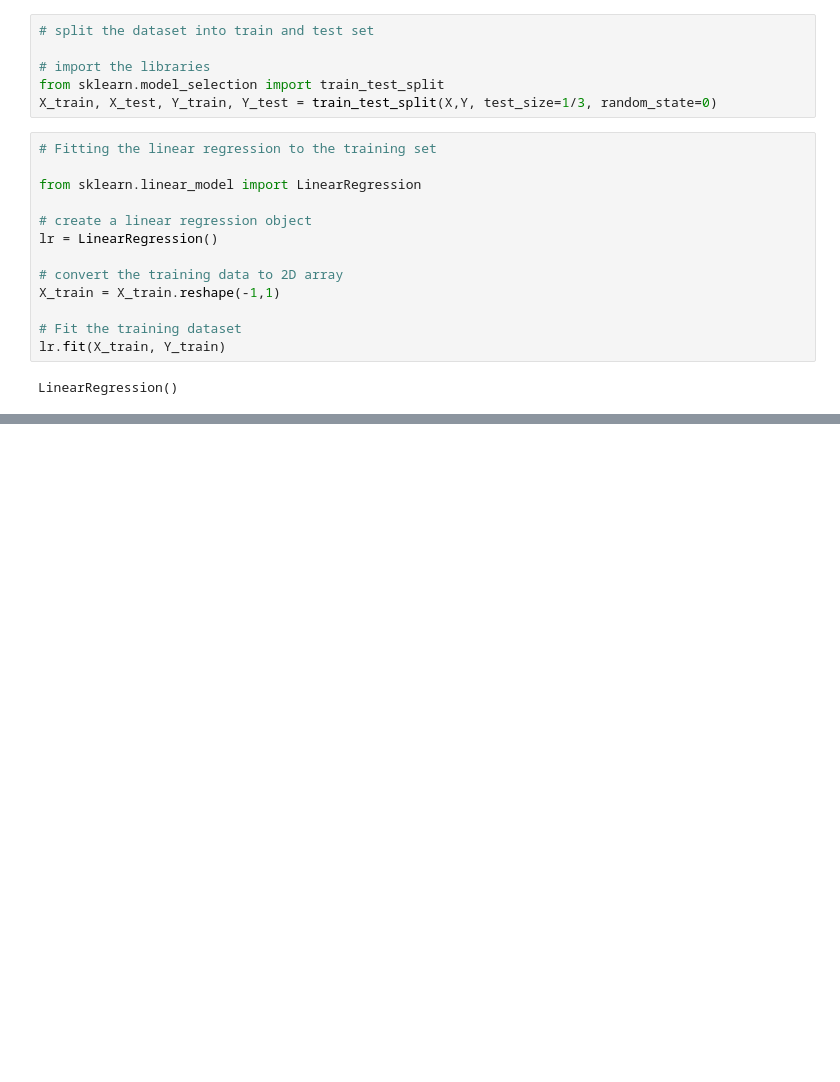
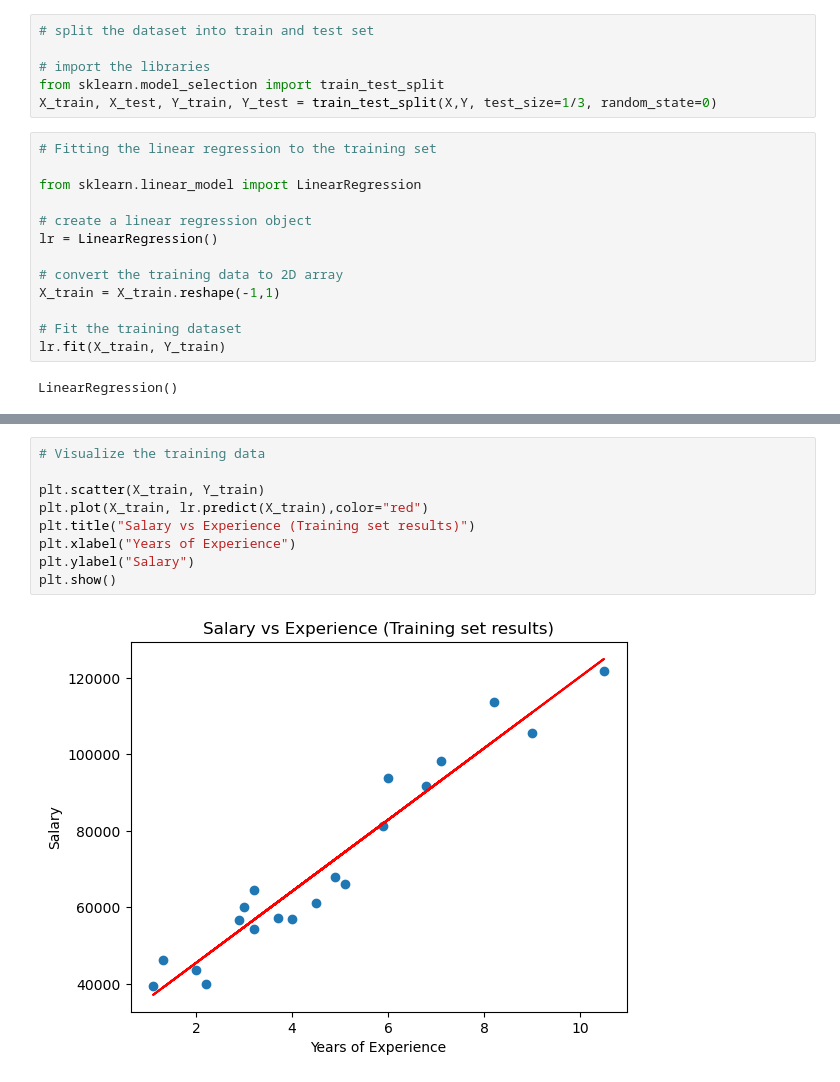
Before and after one commit to Ezerioha-ifeanyi/Data-Preprocessing, a Jupyter notebook: Simple Linear Regression.ipynb, the cells around one changed output, grey strips where cells are left out. Drawn from its saved outputs; the diff is of its cells as text; blank space fills up the shorter version.

Commit message:
plotted the training set

```diff
--- a/Simple Linear Regression.ipynb
+++ b/Simple Linear Regression.ipynb
@@ -45,0 +55,11 @@ LinearRegression()
+# %%
+# Visualize the training data
+
+plt.scatter(X_train, Y_train)
+plt.plot(X_train, lr.predict(X_train),color="red")
+plt.title("Salary vs Experience (Training set results)")
+plt.xlabel("Years of Experience")
+plt.ylabel("Salary")
+plt.show()
+# %% [output]
+[figure, added]
```
Also changed, not shown: parts of 1 cell of this notebook.
